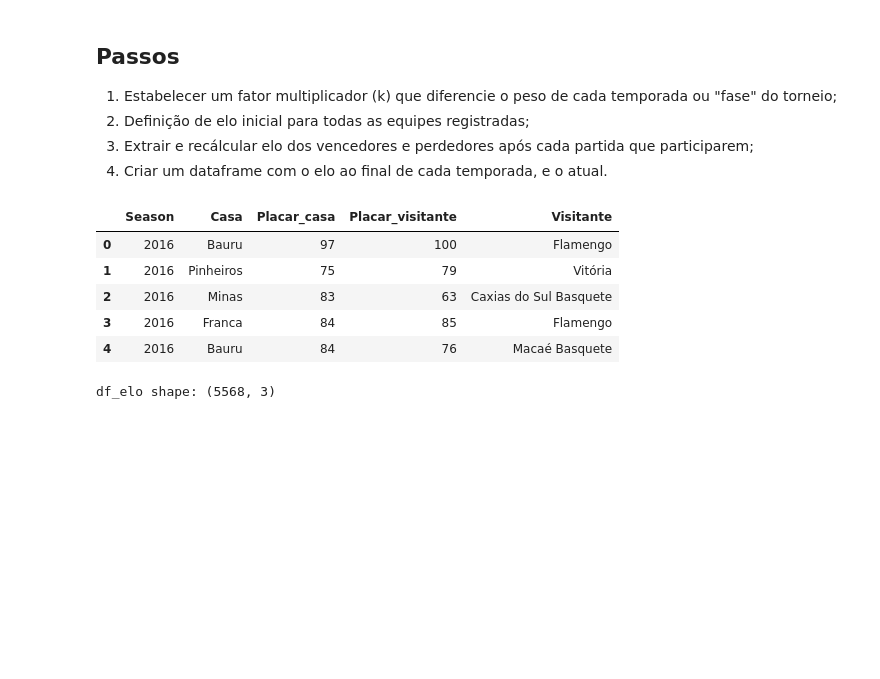
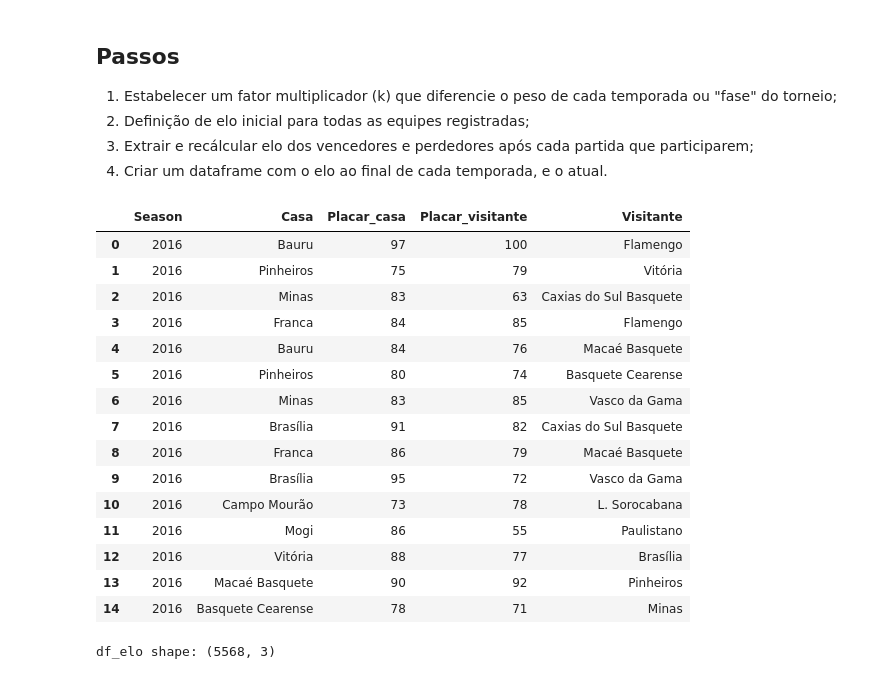
Before and after one commit to lucasdga1/Algoritmo-de-previsao-de-percentual-de-vitorias, a Jupyter notebook: notebooks/calculo_elo.ipynb, the cells around one changed output. Drawn from its saved outputs; the diff is of its cells as text; code cells hidden in the pictures; blank space fills up the shorter version.

```diff
--- a/notebooks/calculo_elo.ipynb
+++ b/notebooks/calculo_elo.ipynb
@@ -19,14 +19,24 @@ ROOT = Path.cwd().parent  # Caminho raiz do projeto
 
 df_historico = pd.read_csv(ROOT / 'historico_nbb' / 'data' / 'historico_nbb.csv')  # Carrega o histórico de partidas
 # %%
-df_historico.head()
+df_historico.head(15)
 # %% [output]
 |  | Season | Casa | Placar_casa | Placar_visitante | Visitante |
 | 0 | 2016 | Bauru | 97 | 100 | Flamengo |
 | 1 | 2016 | Pinheiros | 75 | 79 | Vitória |
 | 2 | 2016 | Minas | 83 | 63 | Caxias do Sul Basquete |
 | 3 | 2016 | Franca | 84 | 85 | Flamengo |
 | 4 | 2016 | Bauru | 84 | 76 | Macaé Basquete |
+| 5 | 2016 | Pinheiros | 80 | 74 | Basquete Cearense |
+| 6 | 2016 | Minas | 83 | 85 | Vasco da Gama |
+| 7 | 2016 | Brasília | 91 | 82 | Caxias do Sul Basquete |
+| 8 | 2016 | Franca | 86 | 79 | Macaé Basquete |
+| 9 | 2016 | Brasília | 95 | 72 | Vasco da Gama |
+| 10 | 2016 | Campo Mourão | 73 | 78 | L. Sorocabana |
+| 11 | 2016 | Mogi | 86 | 55 | Paulistano |
+| 12 | 2016 | Vitória | 88 | 77 | Brasília |
+| 13 | 2016 | Macaé Basquete | 90 | 92 | Pinheiros |
+| 14 | 2016 | Basquete Cearense | 78 | 71 | Minas |
 # %%
 # ===========================================================
 # Definição dos pesos do fator de multiplicação K
```
Also changed, not shown: parts of 3 cells of this notebook, 3 other files.
